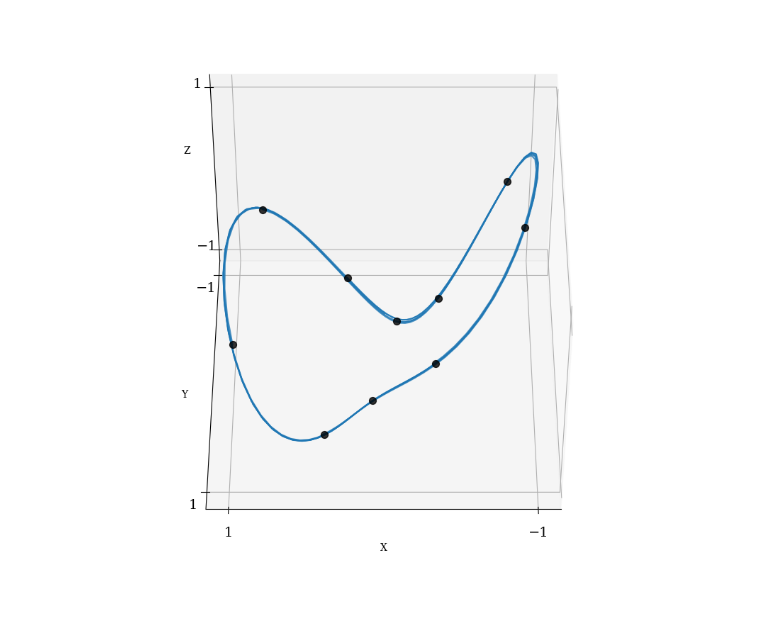
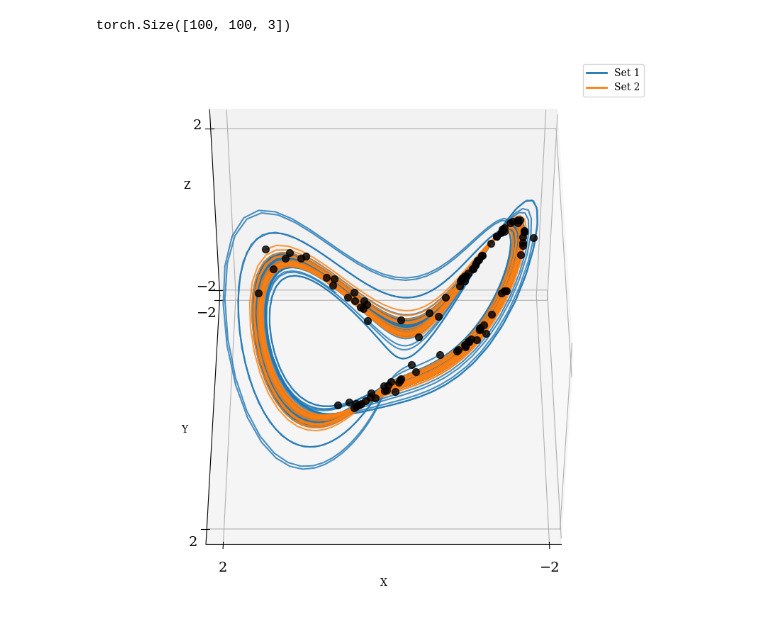
Before and after one commit to Asagodi/topological_diversity, a Jupyter notebook: iam/trajmatch_3d_lorenzlc.ipynb, the cells around one changed output. Saved outputs shown, nothing was run; the diff lists cells and outputs as text; code cells hidden in the pictures.

```diff
--- a/iam/trajmatch_3d_lorenzlc.ipynb
+++ b/iam/trajmatch_3d_lorenzlc.ipynb
@@ -40,15 +41,19 @@ set_seed(42)
 # %%
 # generate trajectories for the target system
 dt = 0.005
-num_points = 10
+num_points = 100
 dim = 3  # Three species
 ml_system = MayLeonardSystem(dim=dim)
 lorenz_system = LorenzSystem(dim=dim, sigma=10, rho=313, beta=8/3.)   #gaiko2014global
+lorenz_system = LorenzSystem(dim=dim, sigma=10, rho=350, beta=8/3.)   #gaiko2014global
+
 noise_level = 0.
-time_span = torch.tensor([0.0, .4])
+time_span = torch.tensor([0.0, 5])
 init_points_bounds = [(44.7, 44.8), (80.7, 80.8), (352.3, 352.4)]  # 3D bounds
 init_points_bounds = [(44, 45), (80, 81), (352, 353)]  # 3D bounds
 #init_points_bounds = [(40, 50), (80, 90), (300, 400)]  # 3D bounds
+init_points_bounds = [(0, 100), (0, 100), (0, 100)]  # 3D bounds
+
 
 t_values, trajectories_target, initial_conditions_target = generate_trajectories(
     sampling_method='uniform',         # Specifies the density-based sampling method
@@ -58,24 +63,28 @@ t_values, trajectories_target, initial_conditions_target = generate_trajectories
     system=lorenz_system           # The target system, e.g., VanDerPol system
 )
 
-time_span = torch.tensor([0.0, .2])
-initial_conditions = [trajectories_target[_, 8*_,:].clone().detach().numpy() for _ in range(num_points)] # Use the last point of the trajectory as the initial condition for the next trajectory
-t_values, trajectories_target, initial_conditions_target = generate_trajectories(
-    predefined_initial_conditions       =initial_conditions, # Predefined initial conditions for the target system
-    time_span=time_span, # Time span for trajectory generation
-    dt=dt, num_points=num_points,                     # Number of initial points to sample
-    system=lorenz_system           # The target system, e.g., VanDerPol system
-)
+#time_span = torch.tensor([0.0, .2])
+# initial_conditions = [trajectories_target[_, 8*_,:].clone().detach().numpy() for _ in range(num_points)] # Use the last point of the trajectory as the initial condition for the next trajectory
+# t_values, trajectories_target, initial_conditions_target = generate_trajectories(
+#     predefined_initial_conditions       =initial_conditions, # Predefined initial conditions for the target system
+#     time_span=time_span, # Time span for trajectory generation
+#     dt=dt, num_points=num_points,                     # Number of initial points to sample
+#     system=lorenz_system           # The target system, e.g., VanDerPol system
+# )
 
-trajectories_target_centered = trajectories_target - trajectories_target.mean(dim=(0, 1), keepdim=True)
-min_vals = trajectories_target_centered.amin(dim=(0, 1), keepdim=True)
-max_vals = trajectories_target_centered.amax(dim=(0, 1), keepdim=True)
-
-# Linearly scale to [-1, 1]
-scaled = 2 * (trajectories_target_centered - min_vals) / (max_vals - min_vals) - 1
-scaled_initial_conditions_target = scaled[:, 0, :]
+trajectories_target, _, mean, std= normalize_scale_pair(trajectories_target, False)
 # %%
-plot_trajectories_3d([scaled[:,:,:]], elev=45, azim=90)
+trajectories_target_s = trajectories_target[:,250:350,:]
+print(trajectories_target_s.shape)
+train_ratio = 0.8
+B = trajectories_target_s.shape[0]
+n_train = int(train_ratio * B)
+n_test = B - n_train
+train_set, test_set = random_split(trajectories_target_s, [n_train, n_test])
+trajectories_target_train = trajectories_target_s[train_set.indices]
+trajectories_target_test = trajectories_target_s[test_set.indices]
+plot_trajectories_3d([trajectories_target_train, trajectories_target_test], elev=45, azim=90)
 # %% [output]
+torch.Size([100, 100, 3])
-[figure, old version]
+[figure, new version]
 # %%
```
Also changed, not shown: parts of 7 cells of this notebook.
